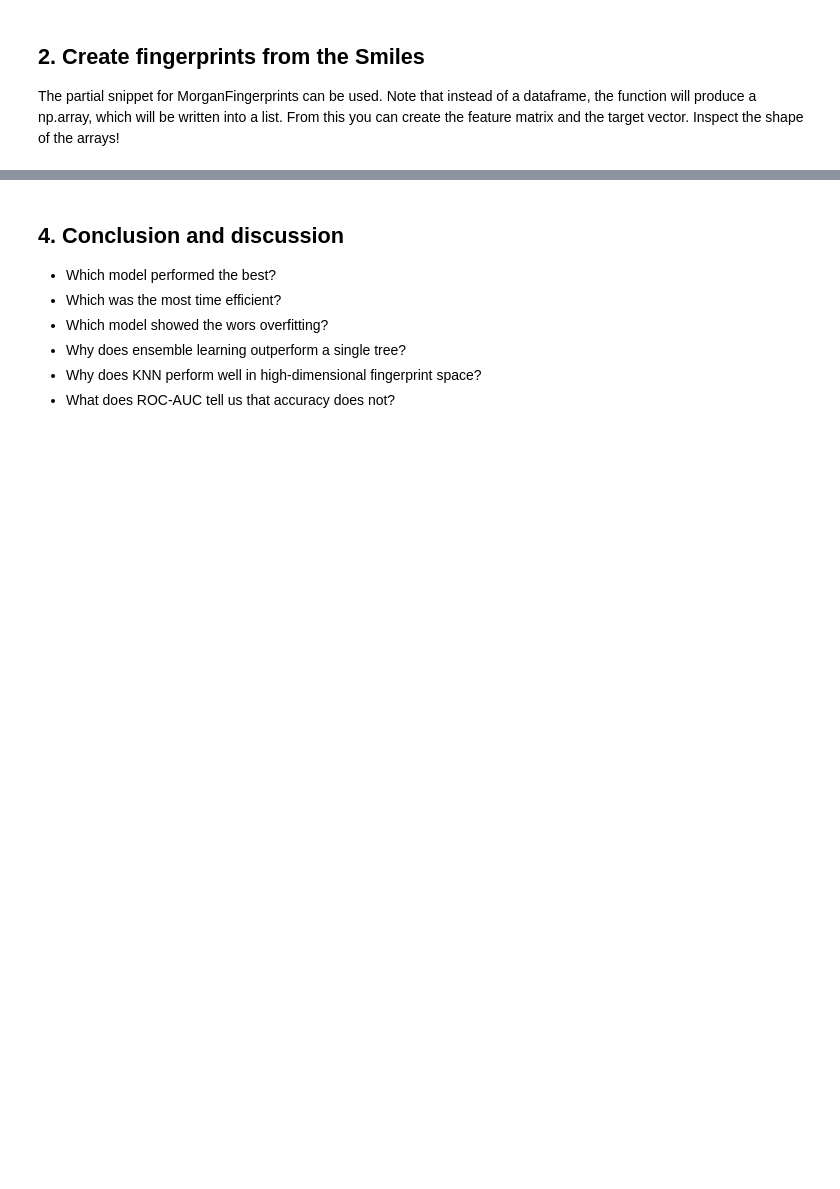
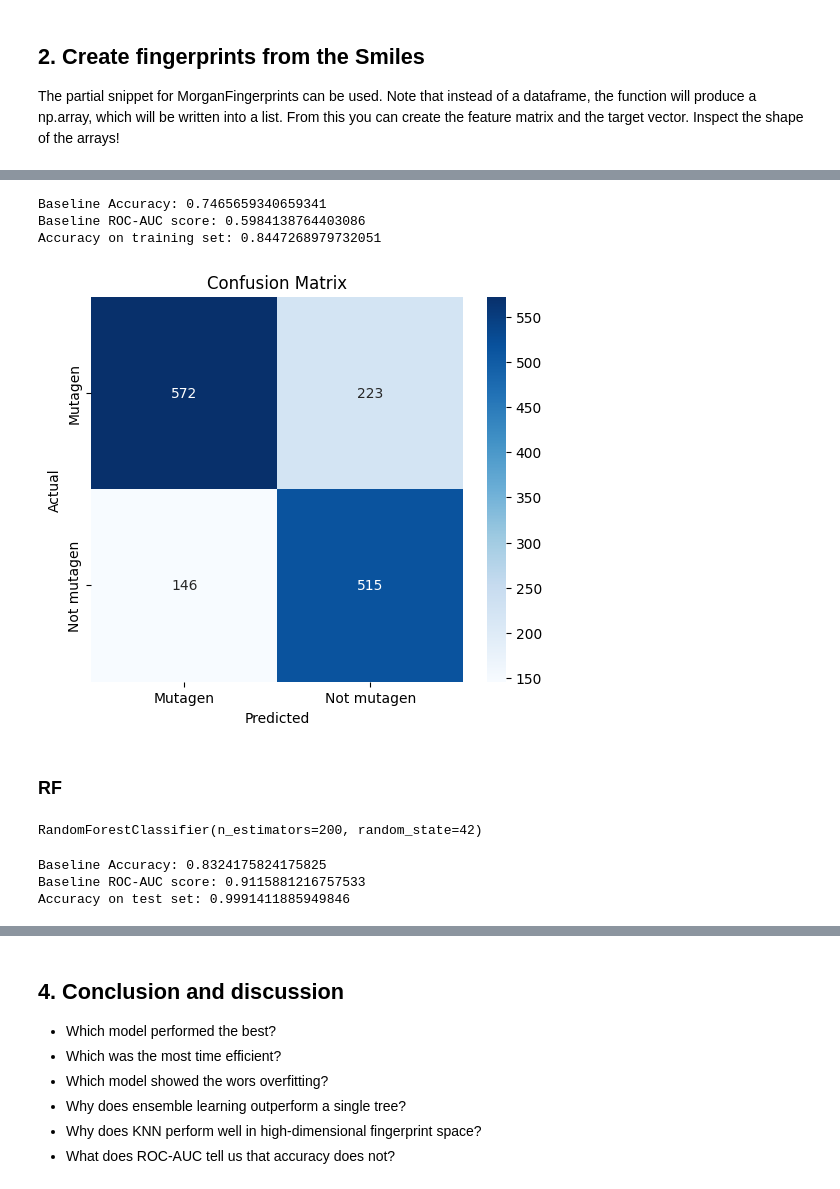
Before and after one commit to vgfs24tbst-coder/DSA104, a Jupyter notebook: lectures/session05/userfolder/Assignment1/1A_Classification.ipynb, the cells around one changed output, grey strips where cells are left out. Saved outputs shown, nothing was run; the diff lists cells and outputs as text; code cells hidden in the pictures; blank space fills up the shorter version.

```diff
--- a/lectures/session05/userfolder/Assignment1/1A_Classification.ipynb
+++ b/lectures/session05/userfolder/Assignment1/1A_Classification.ipynb
@@ -116,0 +262,39 @@ Decision Tree
+# %%
+knn_y_test_pred = knn.predict(X_test_scaled)
+knn_y_train_pred = knn.predict(X_train_scaled)
+
+knn_y_proba = knn.predict_proba(X_test)[:, 1] # the probabilities for a positive (needed for the ROC-AUC score)
+# %%
+knn_accuracy=accuracy_score(y_test, knn_y_test_pred)
+knn_roc_auc= roc_auc_score(y_test, knn_y_proba)
+knn_train_accuracy = accuracy_score(y_train, knn_y_train_pred)
+print("Baseline Accuracy:", knn_accuracy)
+print("Baseline ROC-AUC score:", knn_roc_auc)
+print("Accuracy on training set:", knn_train_accuracy)
+# %% [output]
+Baseline Accuracy: 0.7465659340659341
+Baseline ROC-AUC score: 0.5984138764403086
+Accuracy on training set: 0.8447268979732051
+# %%
+knn_cm = confusion_matrix(y_test, knn_y_test_pred)
+
+plt.figure(figsize=(6,5))
+sns.heatmap(knn_cm, annot=True, fmt="d",
+            xticklabels=knn.classes_,
+            yticklabels=knn.classes_,
+            cmap="Blues")
+
+plt.xlabel("Predicted")
+plt.ylabel("Actual")
+plt.title("Confusion Matrix")
+plt.show()
+# %% [output]
+[figure, added]
+# %% [markdown]
+### RF
+# %%
+rf_default = RandomForestClassifier(n_estimators=200, random_state=42)
+
+rf_default.fit(X_train, y_train)
+# %% [output]
+RandomForestClassifier(n_estimators=200, random_state=42)
@@ -116,0 +307,12 @@ Decision Tree
+# %%
+rf_accuracy = accuracy_score(y_test, rf_y_pred)
+rf_roc_auc = roc_auc_score(y_test, rf_y_proba)
+rf_train_accuracy = accuracy_score(y_train, rf_y_train_pred)
+
+print("Baseline Accuracy:", rf_accuracy)
+print("Baseline ROC-AUC score:", rf_roc_auc)
+print("Accuracy on test set:", rf_train_accuracy)
+# %% [output]
+Baseline Accuracy: 0.8324175824175825
+Baseline ROC-AUC score: 0.9115881216757533
+Accuracy on test set: 0.9991411885949846
```
Also changed, not shown: parts of 28 cells of this notebook, 2 other files.
